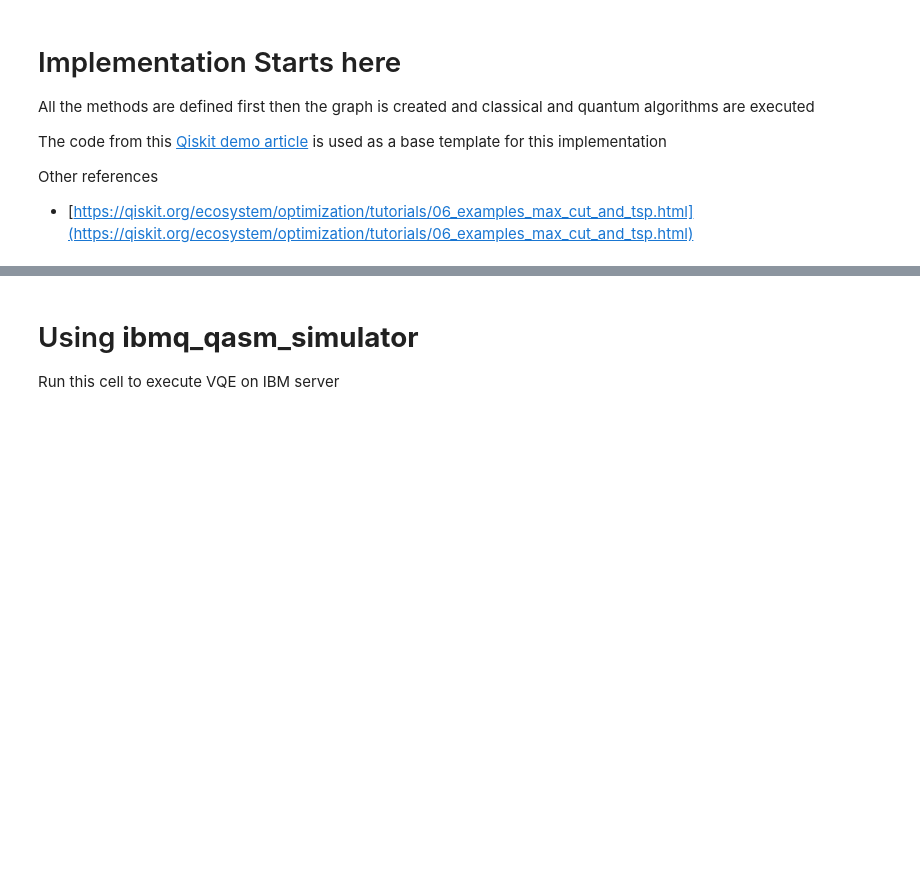
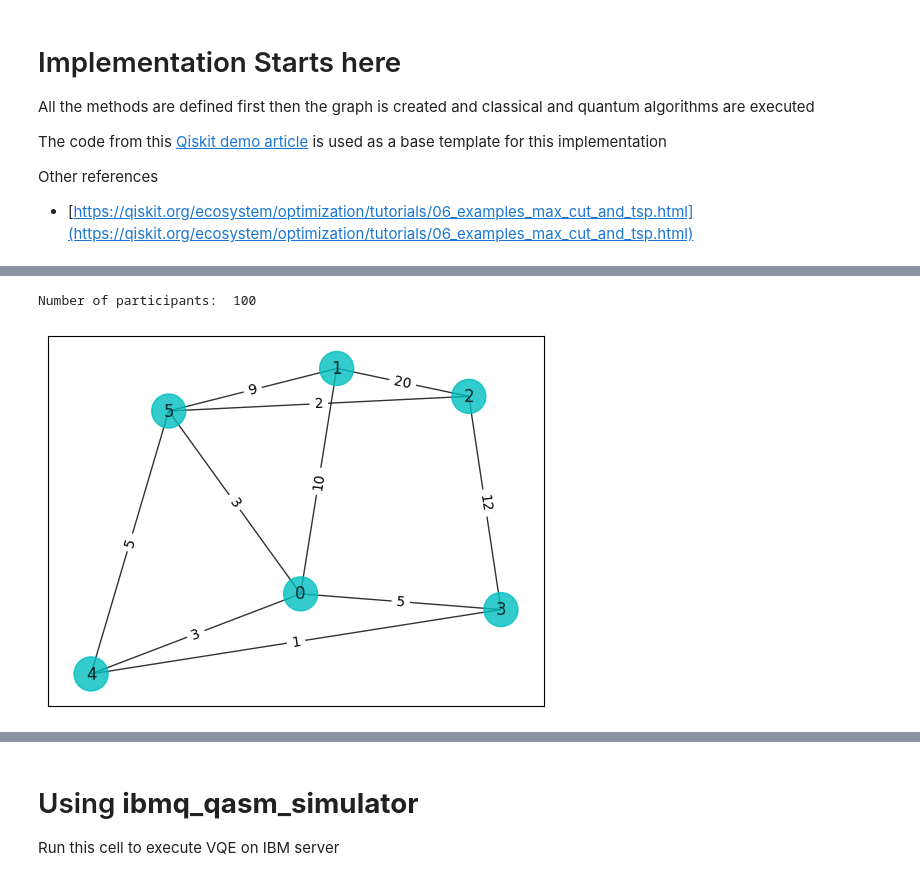
Before and after one commit to jashgopani/maxcut-vqe, a Jupyter notebook: maxcut_vqe.ipynb, the cells around one changed output, grey strips where cells are left out. Saved outputs shown, nothing was run; the diff lists cells and outputs as text; code cells hidden in the pictures; blank space fills up the shorter version.

```diff
--- a/maxcut_vqe.ipynb
+++ b/maxcut_vqe.ipynb
@@ -74,0 +106,17 @@ def draw_graph(G, colors, pos):
+# %%
+# Defining a graph
+n = 6
+list_edges = [(0, 1,10), (1, 2,20), (2, 5,30),
+              (0, 3,5), (1, 5,9), (3, 4,1),
+              (0, 4,3), (2, 3,12), (4, 5,5),
+              (0, 5,3), (2, 5,2)]
+num_participants = sum([t[2] for t in list_edges])
+print('Number of participants: ',num_participants)
+G = nx.Graph()
+G.add_weighted_edges_from(list_edges)
+colors = ["c" for i in range(n)]
+draw_graph(G, colors, nx.spring_layout(G))
+plt.show()
+# %% [output]
+Number of participants:  100
+[figure, added]
```
Also changed, not shown: parts of 18 cells of this notebook, 4 other files.
